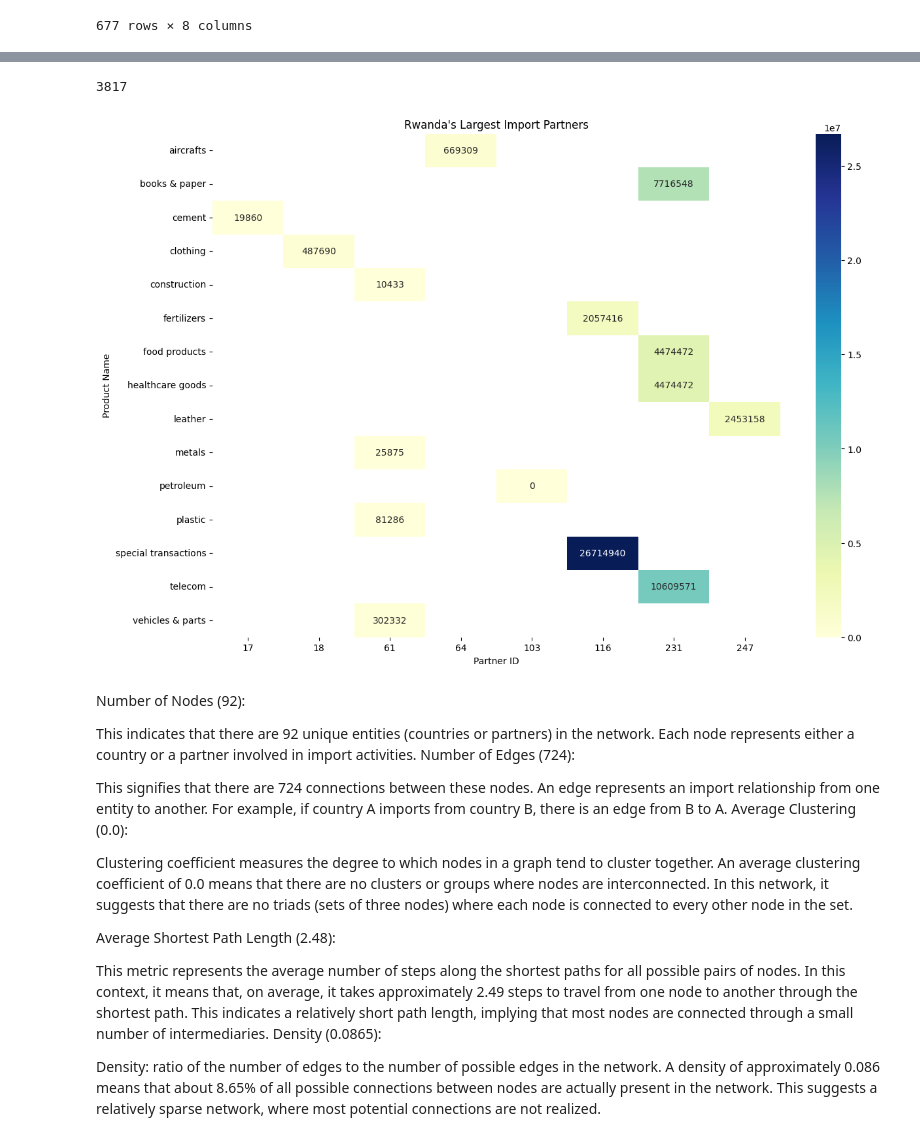
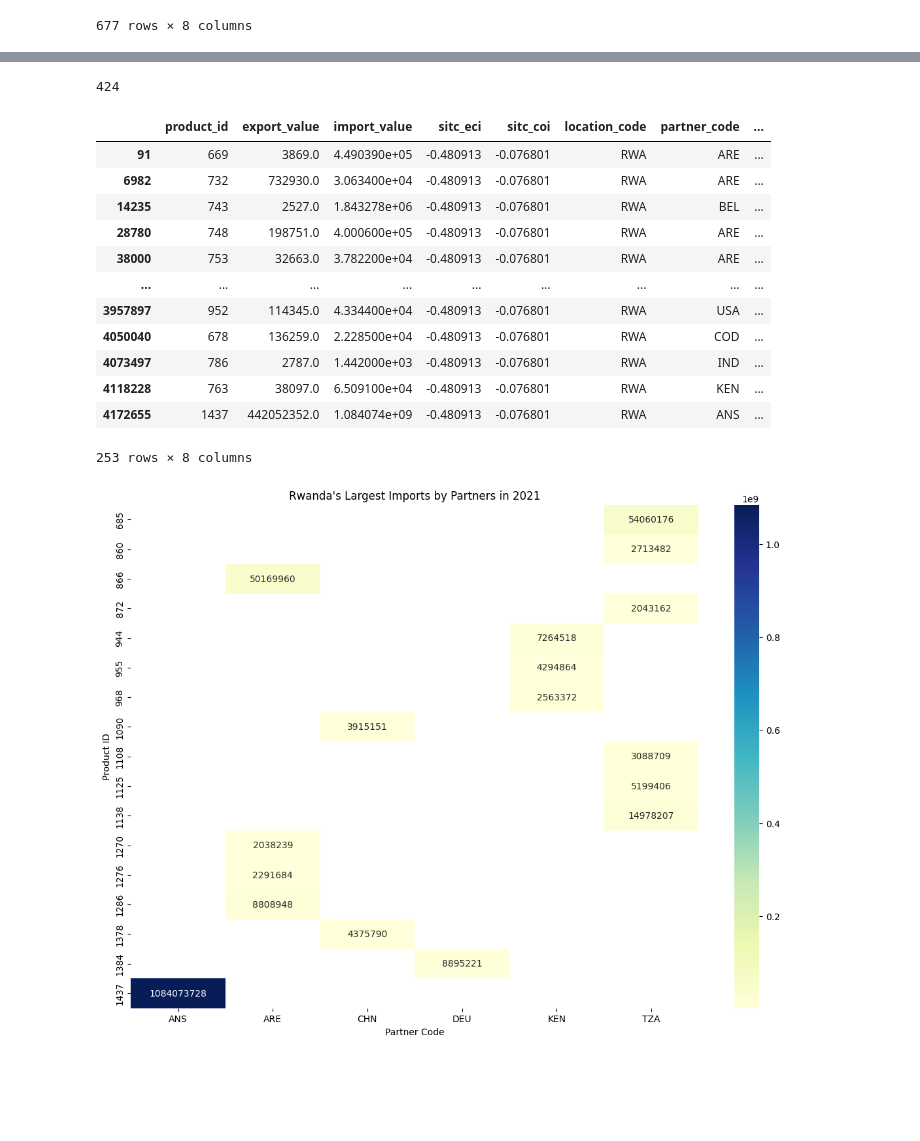
Before and after one commit to LNshuti/eactrade, a Jupyter notebook: ec_trade_networks.ipynb, the cells around one changed output, grey strips where cells are left out. Cells and saved outputs as stored; diff of their text form; code cells hidden in the pictures; blank space fills up the shorter version.

Commit message:
updaste with correct variable names

```diff
--- a/ec_trade_networks.ipynb
+++ b/ec_trade_networks.ipynb
@@ -214,12 +214,12 @@ def plot_import_heatmap(df):
     Args:
         df (pd.DataFrame): The filtered dataframe.
     """
-    import_matrix = df.pivot(index="name", columns="partner_id", values="import_value") # Updated pivot method syntax
+    import_matrix = df.pivot(index="product_id", columns="partner_code", values="import_value") # Updated pivot method syntax
     plt.figure(figsize=(14, 10))
     sns.heatmap(import_matrix, annot=True, fmt=".0f", cmap="YlGnBu")
-    plt.title("Rwanda's Largest Import Partners")
-    plt.xlabel("Partner ID")
-    plt.ylabel("Product Name")
+    plt.title("Rwanda's Largest Imports by Partners in 2021")
+    plt.xlabel("Partner Code")
+    plt.ylabel("Product ID")
 
     plt.show()
 # %%
@@ -318,34 +334,34 @@ plot_network_graph(G, partition)
 # %%
 # Check for duplicates in the 'name' column
-print(df_filtered['name'].duplicated().sum())
+print(df_filtered['product_id'].duplicated().sum())
 
 # 1. Drop duplicates:
-df_filtered = df_filtered.drop_duplicates(subset=['name'])
-
-# 2. Aggregate duplicates (e.g., sum imports for the same name):
-df_filtered = df_filtered.groupby('name').agg({'partner_id': 'first', 'imports': 'sum'}).reset_index()
-
-plot_import_heatmap(df_filtered)
+df_filtered = df_filtered.drop_duplicates(subset=['product_id'])
+df_filtered
 # %% [output]
-3817
+424
-[figure, removed]
+|  | product_id | export_value | import_value | sitc_eci | sitc_coi | location_code | partner_code | ... |
+| 91 | 669 | 3869.0 | 4.490390e+05 | -0.480913 | -0.076801 | RWA | ARE | ... |
+| 6982 | 732 | 732930.0 | 3.063400e+04 | -0.480913 | -0.076801 | RWA | ARE | ... |
+| 14235 | 743 | 2527.0 | 1.843278e+06 | -0.480913 | -0.076801 | RWA | BEL | ... |
+| 28780 | 748 | 198751.0 | 4.000600e+05 | -0.480913 | -0.076801 | RWA | ARE | ... |
+| 38000 | 753 | 32663.0 | 3.782200e+04 | -0.480913 | -0.076801 | RWA | ARE | ... |
+| ... | ... | ... | ... | ... | ... | ... | ... | ... |
+| 3957897 | 952 | 114345.0 | 4.334400e+04 | -0.480913 | -0.076801 | RWA | USA | ... |
+| 4050040 | 678 | 136259.0 | 2.228500e+04 | -0.480913 | -0.076801 | RWA | COD | ... |
+| 4073497 | 786 | 2787.0 | 1.442000e+03 | -0.480913 | -0.076801 | RWA | IND | ... |
+| 4118228 | 763 | 38097.0 | 6.509100e+04 | -0.480913 | -0.076801 | RWA | KEN | ... |
+| 4172655 | 1437 | 442052352.0 | 1.084074e+09 | -0.480913 | -0.076801 | RWA | ANS | ... |
+253 rows × 8 columns
-# %% [markdown]
-Number of Nodes (92):
-
-This indicates that there are 92 unique entities (countries or partners) in the network. Each node represents either a country or a partner involved in import activities.
-Number of Edges (724):
-
-This signifies that there are 724 connections between these nodes. An edge represents an import relationship from one entity to another. For example, if country A imports from country B, there is an edge from B to A.
-Average Clustering (0.0):
-
-Clustering coefficient measures the degree to which nodes in a graph tend to cluster together. An average clustering coefficient of 0.0 means that there are no clusters or groups where nodes are interconnected. In this network, it suggests that there are no triads (sets of three nodes) where each node is connected to every other node in the set.
-
-Average Shortest Path Length (2.48):
-
-This metric represents the average number of steps along the shortest paths for all possible pairs of nodes. In this context, it means that, on average, it takes approximately 2.49 steps to travel from one node to another through the shortest path. This indicates a relatively short path length, implying that most nodes are connected through a small number of intermediaries.
-Density (0.0865):
-
-Density: ratio of the number of edges to the number of possible edges in the network. A density of approximately 0.086 means that about 8.65% of all possible connections between nodes are actually present in the network. This suggests a relatively sparse network, where most potential connections are not realized.
+# %%
+# 2. Aggregate duplicates (e.g., sum imports for the same name):
+df_filtered = df_filtered.groupby('product_id').agg({'partner_code': 'first', 'import_value': 'sum'}).reset_index()
+
+# Only keep imports greater than 2000000
+df_filtered = df_filtered[df_filtered['import_value'] > 2000000]
+plot_import_heatmap(df_filtered)
+# %% [output]
+[figure, added]
 # %%
 network_stats = calculate_network_statistics(G)
 network_stats
```
Also changed, not shown: parts of 10 cells of this notebook.
